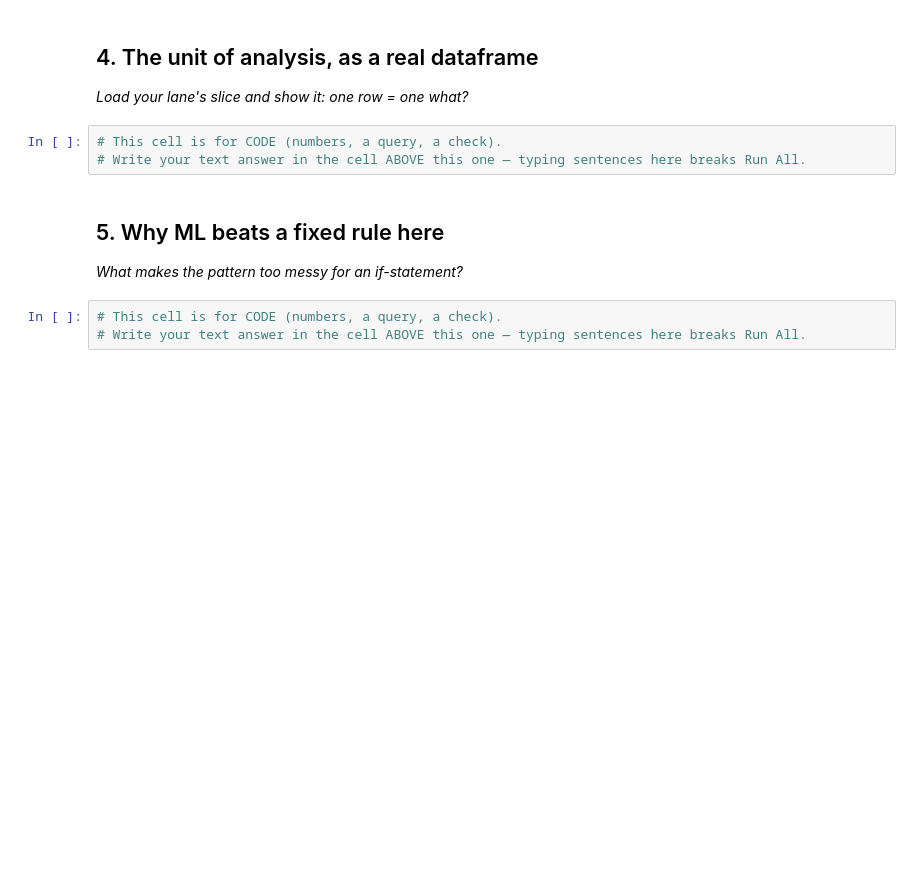
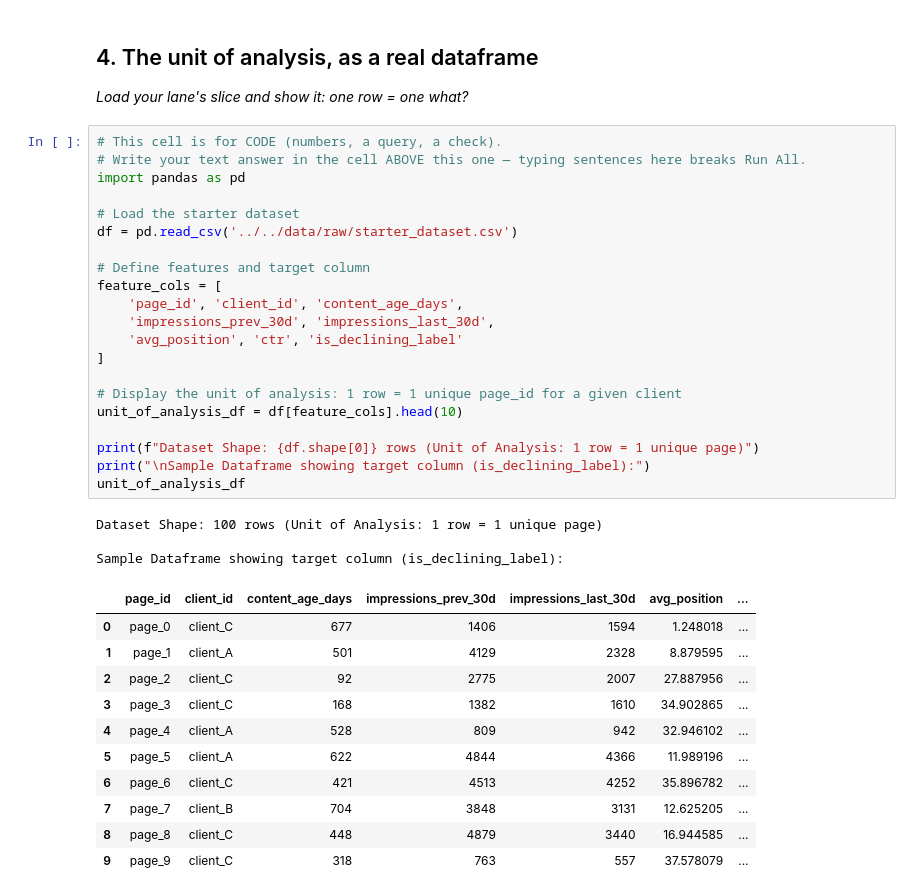
Before and after one commit to AliAtayyab/flyrank-ml-internship, a Jupyter notebook: work/notebooks/w02_ml_task_framing.ipynb, the cells around one changed output. Cells and saved outputs as stored; diff of their text form; blank space fills up the shorter version.

```diff
--- a/work/notebooks/w02_ml_task_framing.ipynb
+++ b/work/notebooks/w02_ml_task_framing.ipynb
@@ -31,13 +69,39 @@ This skeleton is yours to fill. Work the sections **in order** — each one has
 ## 4. The unit of analysis, as a real dataframe
 
 *Load your lane's slice and show it: one row = one what?*
-# %%
-# This cell is for CODE (numbers, a query, a check).
-# Write your text answer in the cell ABOVE this one — typing sentences here breaks Run All.
-# %% [markdown]
-## 5. Why ML beats a fixed rule here
-
-*What makes the pattern too messy for an if-statement?*
-# %%
-# This cell is for CODE (numbers, a query, a check).
-# Write your text answer in the cell ABOVE this one — typing sentences here breaks Run All.
+# %%
+# This cell is for CODE (numbers, a query, a check).
+# Write your text answer in the cell ABOVE this one — typing sentences here breaks Run All.
+import pandas as pd
+
+# Load the starter dataset
+df = pd.read_csv('../../data/raw/starter_dataset.csv')
+
+# Define features and target column
+feature_cols = [
+    'page_id', 'client_id', 'content_age_days',
+    'impressions_prev_30d', 'impressions_last_30d',
+    'avg_position', 'ctr', 'is_declining_label'
+]
+
+# Display the unit of analysis: 1 row = 1 unique page_id for a given client
+unit_of_analysis_df = df[feature_cols].head(10)
+
+print(f"Dataset Shape: {df.shape[0]} rows (Unit of Analysis: 1 row = 1 unique page)")
+print("\nSample Dataframe showing target column (is_declining_label):")
+unit_of_analysis_df
+# %% [output]
+Dataset Shape: 100 rows (Unit of Analysis: 1 row = 1 unique page)
+
+Sample Dataframe showing target column (is_declining_label):
+|  | page_id | client_id | content_age_days | impressions_prev_30d | impressions_last_30d | avg_position | ... |
+| 0 | page_0 | client_C | 677 | 1406 | 1594 | 1.248018 | ... |
+| 1 | page_1 | client_A | 501 | 4129 | 2328 | 8.879595 | ... |
+| 2 | page_2 | client_C | 92 | 2775 | 2007 | 27.887956 | ... |
+| 3 | page_3 | client_C | 168 | 1382 | 1610 | 34.902865 | ... |
+| 4 | page_4 | client_A | 528 | 809 | 942 | 32.946102 | ... |
+| 5 | page_5 | client_A | 622 | 4844 | 4366 | 11.989196 | ... |
+| 6 | page_6 | client_C | 421 | 4513 | 4252 | 35.896782 | ... |
+| 7 | page_7 | client_B | 704 | 3848 | 3131 | 12.625205 | ... |
+| 8 | page_8 | client_C | 448 | 4879 | 3440 | 16.944585 | ... |
+| 9 | page_9 | client_C | 318 | 763 | 557 | 37.578079 | ... |
```
Also changed, not shown: parts of 9 cells of this notebook.
